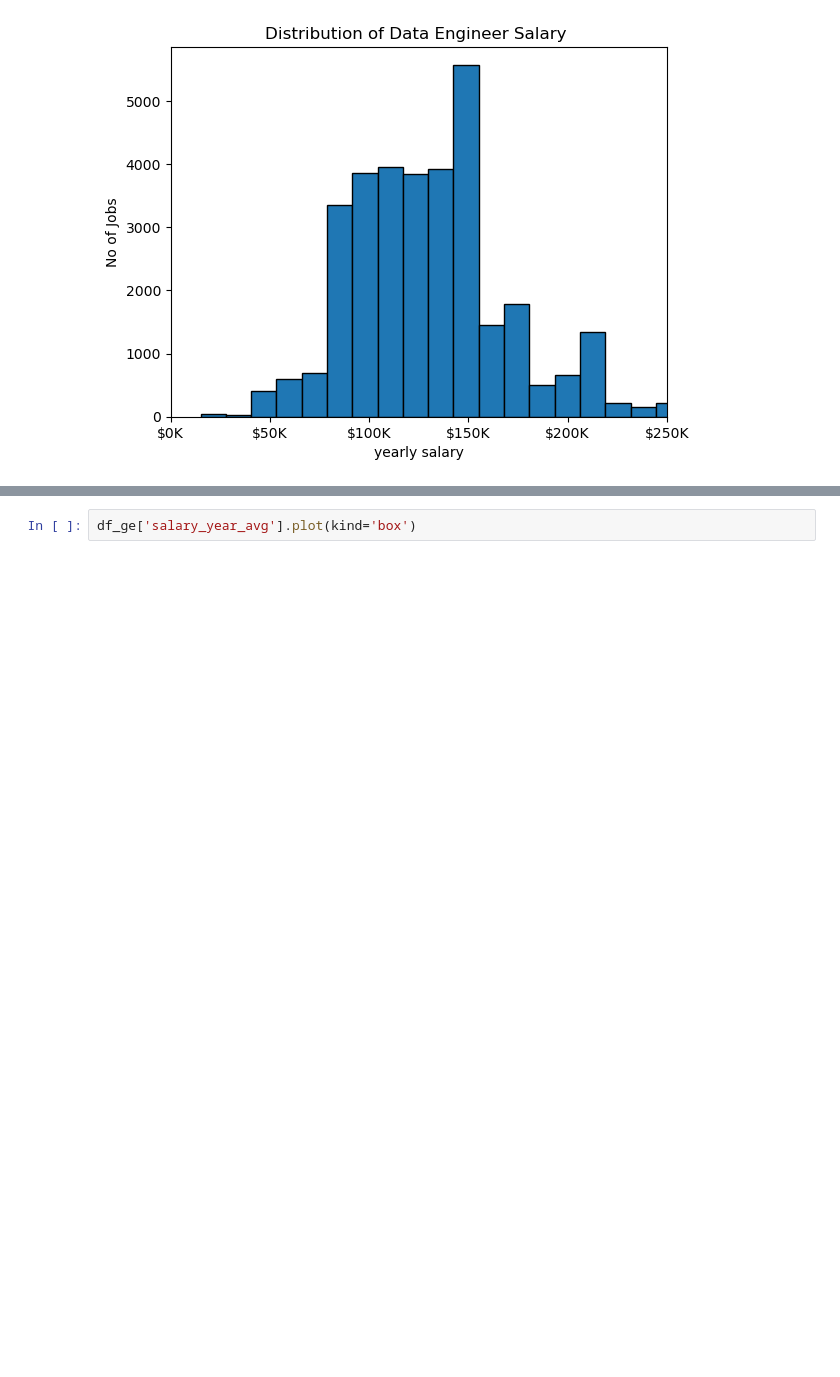
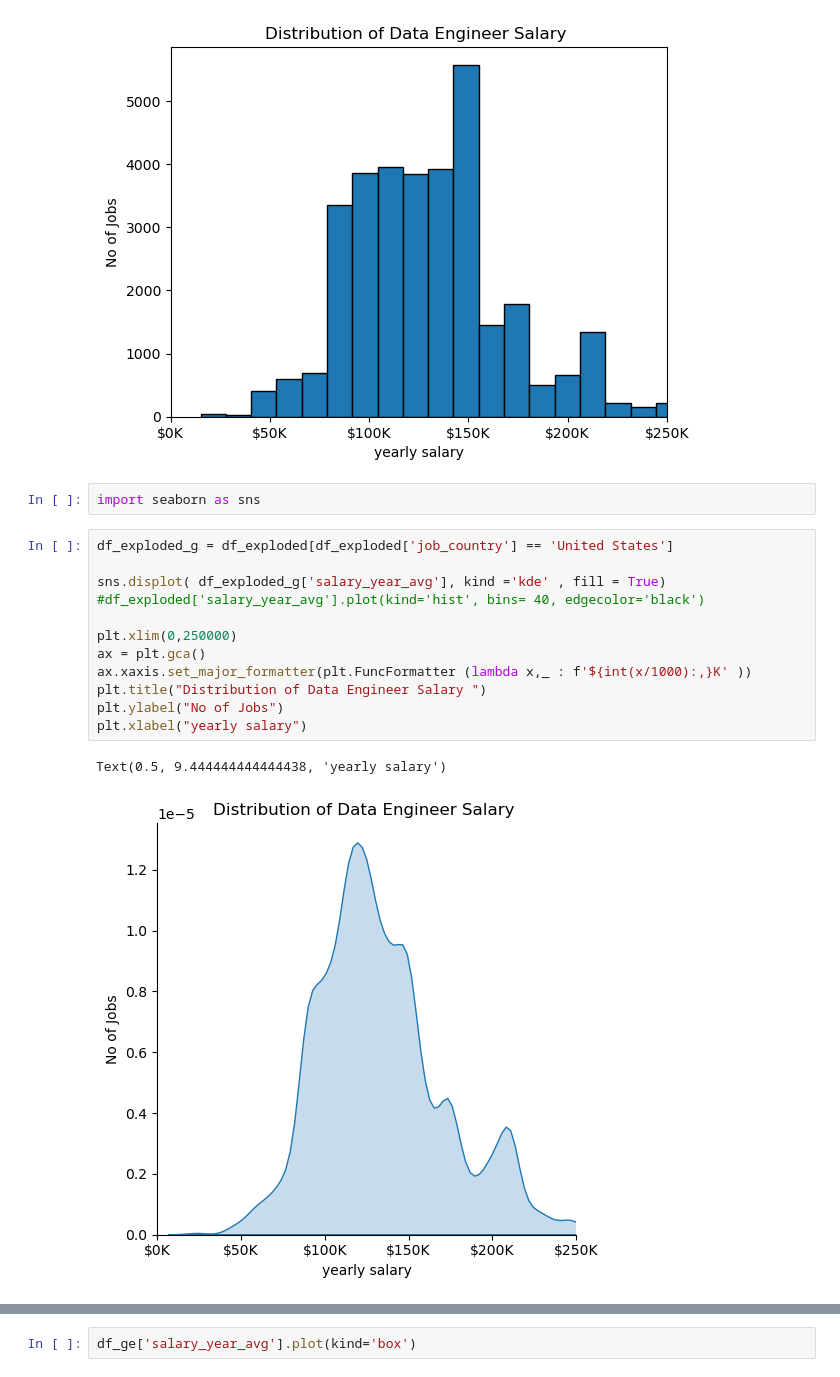
Before and after one commit to eusreeja/Data-Analyst, a Jupyter notebook: pj5.ipynb, the cells around one changed output, grey strips where cells are left out. Cells and saved outputs as stored; diff of their text form; blank space fills up the shorter version.

```diff
--- a/pj5.ipynb
+++ b/pj5.ipynb
@@ -108,3 +110,20 @@ plt.xlabel("yearly salary")
 # %% [output]
 Text(0.5, 0, 'yearly salary')
 [figure]
+# %%
+import seaborn as sns
+# %%
+df_exploded_g = df_exploded[df_exploded['job_country'] == 'United States']
+
+sns.displot( df_exploded_g['salary_year_avg'], kind ='kde' , fill = True)
+#df_exploded['salary_year_avg'].plot(kind='hist', bins= 40, edgecolor='black')
+
+plt.xlim(0,250000)
+ax = plt.gca()
+ax.xaxis.set_major_formatter(plt.FuncFormatter (lambda x,_ : f'${int(x/1000):,}K' ))
+plt.title("Distribution of Data Engineer Salary ")
+plt.ylabel("No of Jobs")
+plt.xlabel("yearly salary")
+# %% [output]
+Text(0.5, 9.444444444444438, 'yearly salary')
+[figure, added]
```
Also changed, not shown: parts of 7 cells of this notebook, 2 other files.
